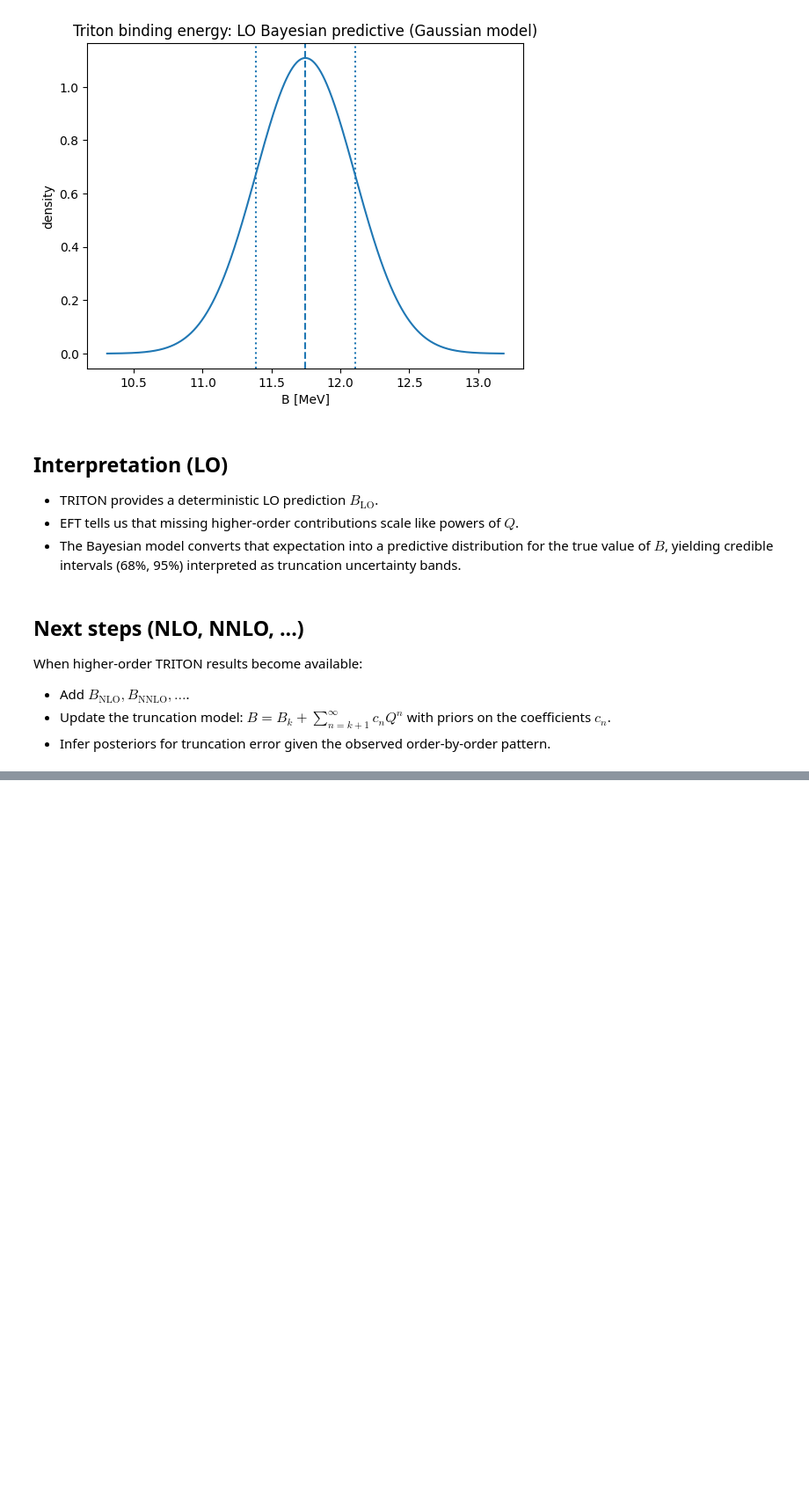
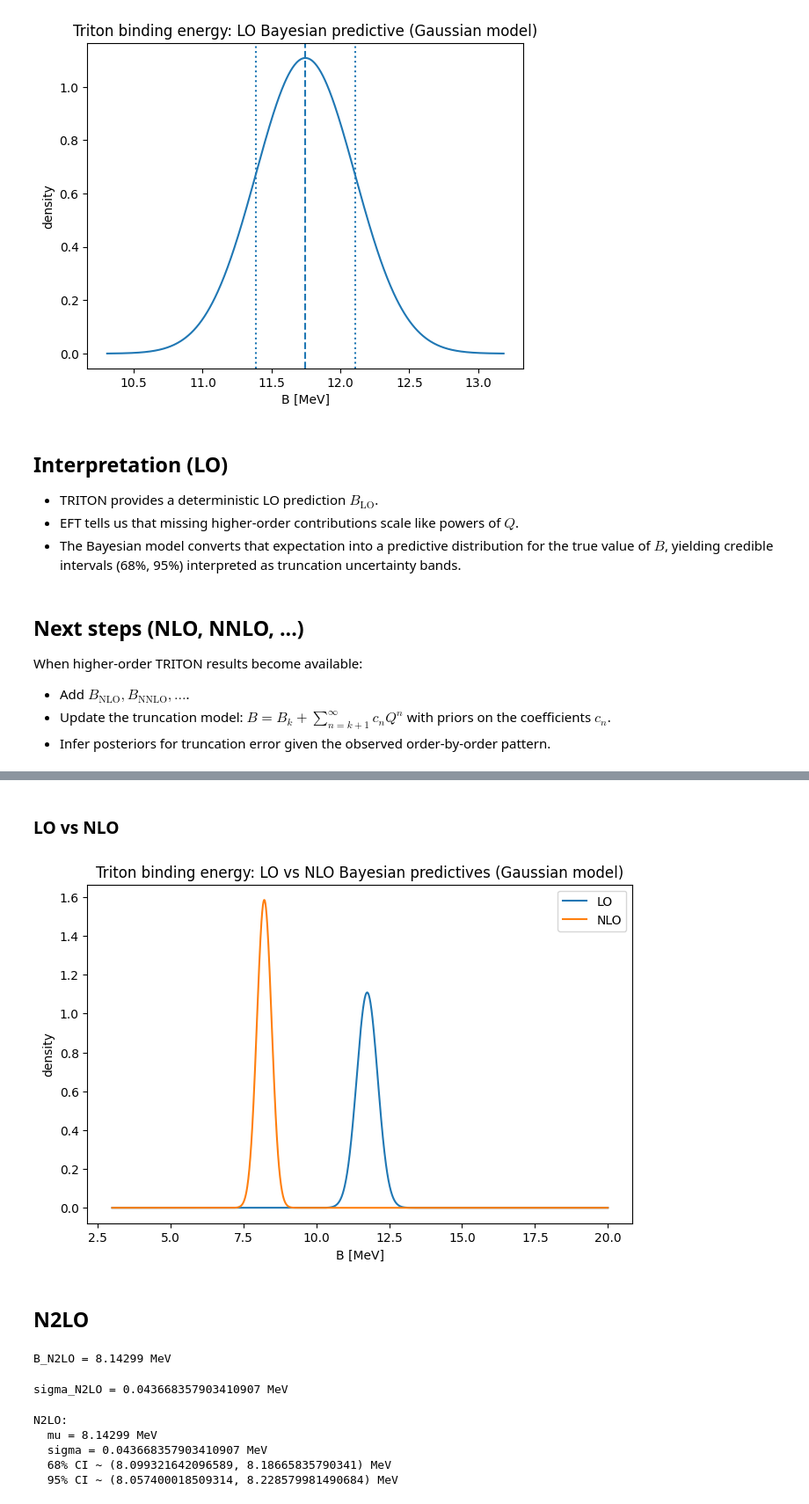
Before and after one commit to SilviaZironi/Thesis, a Jupyter notebook: TRITON/TRITON_EFT_Bayesian_Analysis.ipynb, the cells around one changed output, grey strips where cells are left out. Shown: that part at 88% size. Saved outputs shown, nothing was run; the diff lists cells and outputs as text; code cells hidden in the pictures; blank space fills up the shorter version.

```diff
--- a/TRITON/TRITON_EFT_Bayesian_Analysis.ipynb
+++ b/TRITON/TRITON_EFT_Bayesian_Analysis.ipynb
@@ -119,0 +201,50 @@ When higher-order TRITON results become available:
+# %% [markdown]
+### LO vs NLO
+# %%
+# Compare LO vs NLO predictives
+pdf_LO  = gaussian_pdf(B_grid, B_LO,  sigma_LO)
+pdf_NLO = gaussian_pdf(B_grid, B_NLO, sigma_NLO)
+
+plt.figure(figsize=(8,5))
+plt.plot(B_grid, pdf_LO, label="LO")
+plt.plot(B_grid, pdf_NLO, label="NLO")
+plt.title("Triton binding energy: LO vs NLO Bayesian predictives (Gaussian model)")
+plt.xlabel("B [MeV]")
+plt.ylabel("density")
+plt.legend()
+plt.show()
+# %% [output]
+[figure, added]
+# %% [markdown]
+## N2LO
+# %%
+# === N2LO result from TRITON ===
+B_N2LO = 8.142990 # MeV
+print("B_N2LO =", B_N2LO, "MeV")
+# %% [output]
+B_N2LO = 8.14299 MeV
+# %%
+# === Simple N2LO truncation estimate ===
+sigma_N2LO = abs(B_N2LO) * (Q_ref**3)
+print("sigma_N2LO =", sigma_N2LO, "MeV")
+# %% [output]
+sigma_N2LO = 0.043668357903410907 MeV
+# %%
+# === N2LO Gaussian predictive ===
+mu_N2LO = B_N2LO
+sig_N2LO = sigma_N2LO
+
+CI68_N2LO = (mu_N2LO - sig_N2LO, mu_N2LO + sig_N2LO)
+CI95_N2LO = (mu_N2LO - 1.96*sig_N2LO, mu_N2LO + 1.96*sig_N2LO)
+
+print("N2LO:")
+print("  mu =", mu_N2LO, "MeV")
+print("  sigma =", sig_N2LO, "MeV")
+print("  68% CI ~", CI68_N2LO, "MeV")
+print("  95% CI ~", CI95_N2LO, "MeV")
+# %% [output]
+N2LO:
+  mu = 8.14299 MeV
+  sigma = 0.043668357903410907 MeV
+  68% CI ~ (8.099321642096589, 8.18665835790341) MeV
+  95% CI ~ (8.057400018509314, 8.228579981490684) MeV
```
Also changed, not shown: parts of 8 cells of this notebook.
